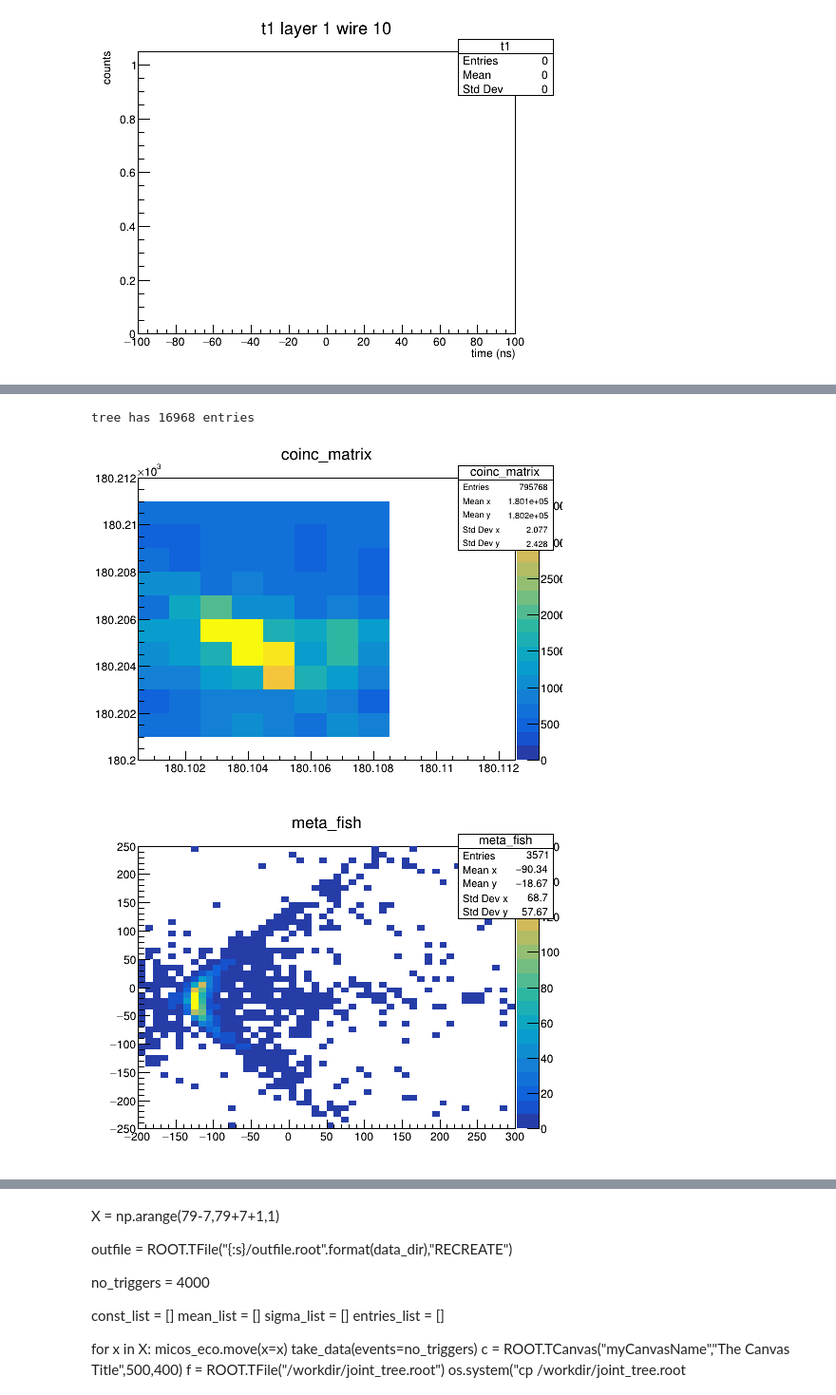
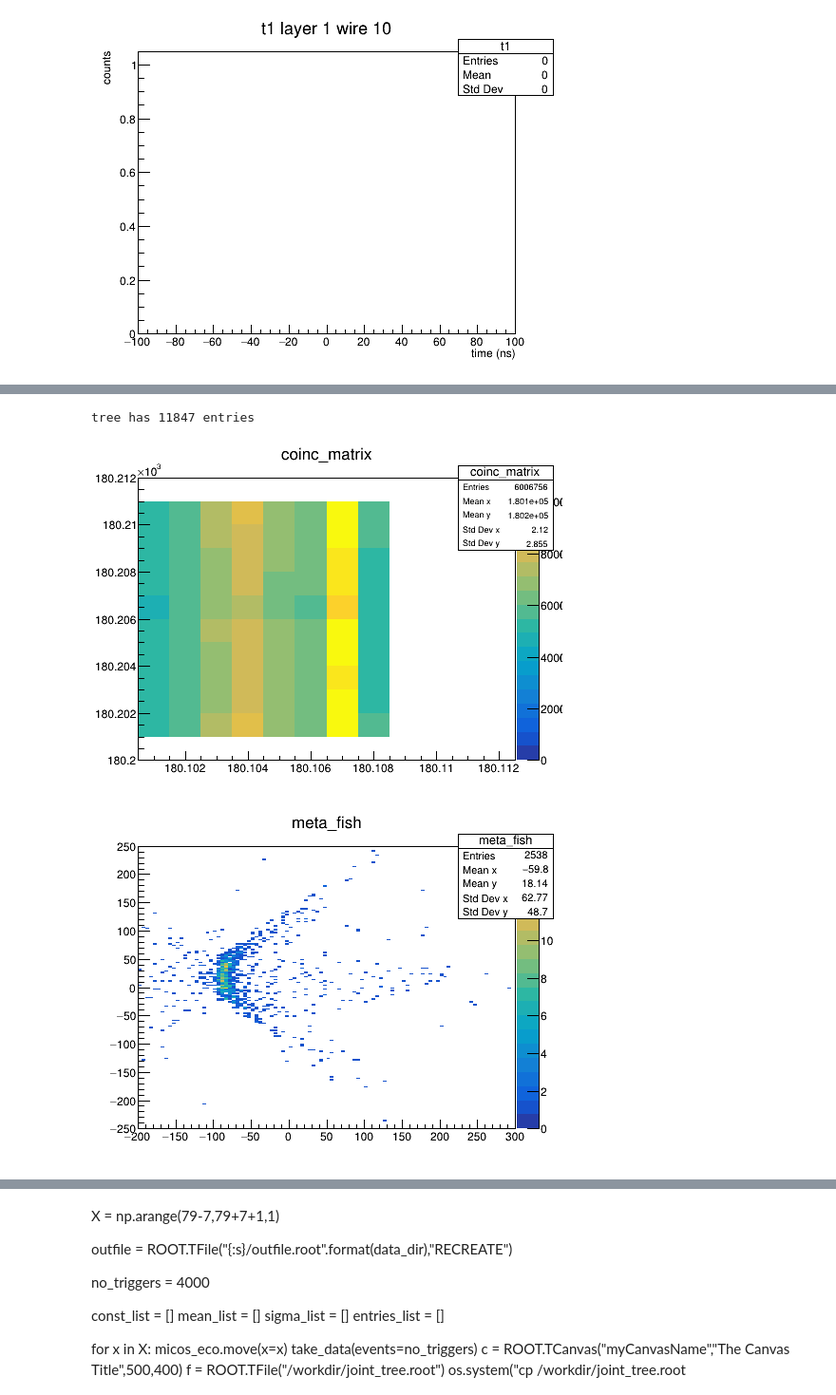
Before and after one commit to acidbourbon/PT_full_system, a Jupyter notebook: workdir/jupyter/quick_ana_2021.ipynb, the cells around one changed output, grey strips where cells are left out. Shown at 95% size. Drawn from its saved outputs; the diff is of its cells as text; code cells hidden in the pictures.

```diff
--- a/workdir/jupyter/quick_ana_2021.ipynb
+++ b/workdir/jupyter/quick_ana_2021.ipynb
@@ -30,15 +30,15 @@ Welcome to JupyROOT 6.14/04
 fresh = 0
 use_newest = 1
 
-data_dir="/workdir/jupyter/tot_data_taking_data/"
+# data_dir="/workdir/jupyter/tot_data_taking_data/"
 # prefer fully unpacked over previews
-
+data_dir="/workdir/jupyter/Cosy2021_tot_data_taking_data/"
 possible_file_names = [
  "*.root",
 ]
 
 # id="ID202"
-id="ID203"
+id="ID214"
 # x scan trafo board
 #id="id051b15"
 #id="id051b30"
@@ -254,7 +254,7 @@ c.Draw()
 
 t1_l = -3000
 t1_r = 10000
-
+tot_cutmin = 80
 
 ## variables that will be filled from root tree:
 last_evt = 0
@@ -269,7 +269,7 @@ coinc_matrix = ROOT.TH2F("coinc_matrix","coinc_matrix", 12, 180100.5, 180112.5,
 w = 50
 coinc_wires = ROOT.TH2F("coinc_wires","coinc_wires", w, 0, w, w, 0, w)
 
-meta_fish = ROOT.TH2F("meta_fish","meta_fish", 100, -500, 500, 50, -250, 250);
+meta_fish = ROOT.TH2F("meta_fish","meta_fish",200, -500, 500, 200, -250, 250);
 
 
 entries_limit = int(1e6)
@@ -283,37 +283,37 @@ for i in range(0,np.min([entries_limit,entries])):
   tree.GetEntry(i)
   this_event = tree.event
   hits = this_event.hits
 
   n_hits = hits.size()
 
   for hit_no_a in range(0,n_hits):
     hit_a = hits[hit_no_a]
     for hit_no_b in range(hit_no_a,n_hits):
       hit_b = hits[hit_no_b]
 
       if ( (hit_a.t1 > t1_l and hit_a.t1 < t1_r)  and  (hit_b.t1 > t1_l and hit_b.t1 < t1_r) ):
 
         coinc_matrix.Fill(hit_a.chan,hit_b.chan)
 
         coinc_wires.Fill(hit_a.wire + (hit_a.layer-1)*20 ,hit_b.wire + (hit_b.layer-1)*20)
 
-        if (   (hit_a.chan == layer1_fish_wire) and  (hit_b.chan == layer2_fish_wire ) ):
+        if ( hit_a.tot > tot_cutmin and hit_b.tot > tot_cutmin and  (hit_a.chan == layer1_fish_wire) and  (hit_b.chan == layer2_fish_wire ) ):
           meta_fish.Fill(hit_a.t1 + hit_b.t1, hit_a.t1 - hit_b.t1)
 
 
 #coinc_matrix.GetXaxis().SetRangeUser(35000,35050)
 #coinc_matrix.GetYaxis().SetRangeUser(35000,35050)
 coinc_matrix.Draw("colz")
 
 c.Draw()
 c2 = ROOT.TCanvas("myCanvasNam2e","The Canvas Title",500,400)
 meta_fish.GetXaxis().SetRangeUser(-200,300)
 meta_fish.Draw("colz")
 c2.Draw()
 # %% [output]
-tree has 16968 entries
+tree has 11847 entries
-[figure, old version]
+[figure, new version]
-[figure, old version]
+[figure, new version]
 # %%
 c = [None]*100
 meta_fishA = [None]*100
```
Also changed, not shown: parts of 16 cells of this notebook, 19 other files.
